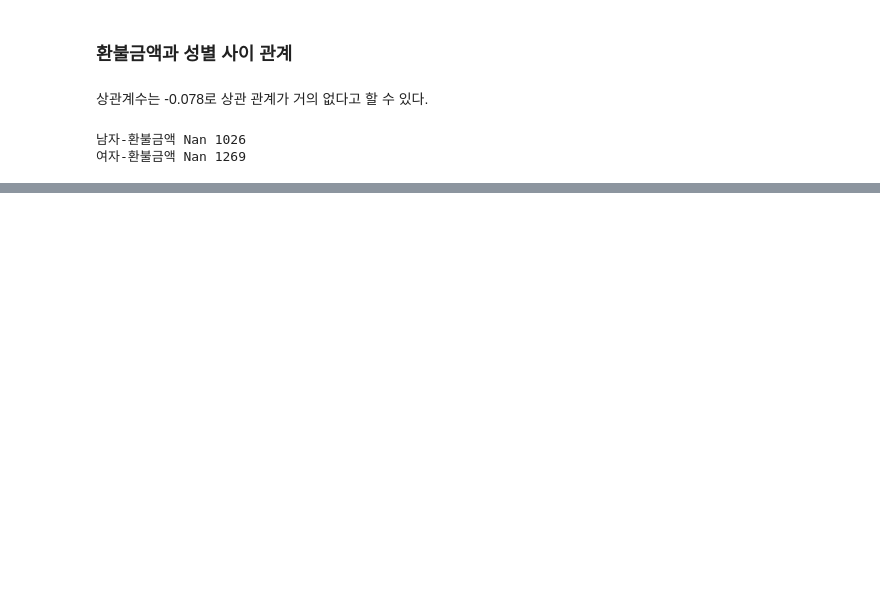
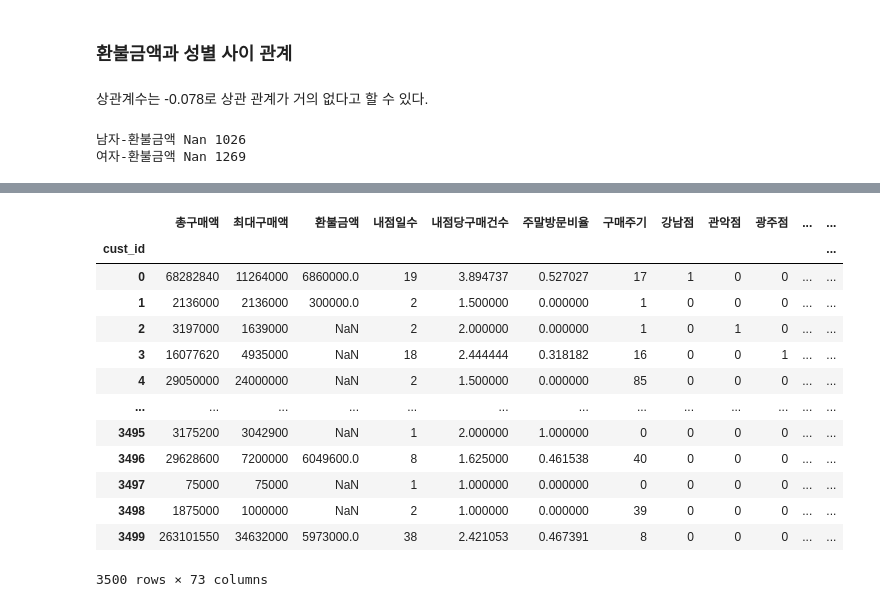
Before and after one commit to Eeun-ju/BigData-practical-test, a Jupyter notebook: 작업형2_01.ipynb, the cells around one changed output, grey strips where cells are left out. Drawn from its saved outputs; the diff is of its cells as text; code cells hidden in the pictures; blank space fills up the shorter version.

```diff
--- a/작업형2_01.ipynb
+++ b/작업형2_01.ipynb
@@ -187,0 +204,25 @@ print('여자-환불금액 Nan',union_data[union_data['gender'] == 0]['환불금
+# %%
+OneHot_지점 = pd.get_dummies(X_train['주구매지점'])
+# %%
+OneHot_상품 = pd.get_dummies(X_train['주구매상품'])
+# %%
+union_train = pd.concat([X_train,OneHot_지점,OneHot_상품],axis = 1)
+# %%
+union_train = union_train.drop(['주구매상품','주구매지점'],axis = 1)
+# %%
+union_train #숫자 데이터로 변환
+# %% [output]
+|  | 총구매액 | 최대구매액 | 환불금액 | 내점일수 | 내점당구매건수 | 주말방문비율 | 구매주기 | 강남점 | 관악점 | 광주점 | ... | ... |
+| cust_id |  |  |  |  |  |  |  |  |  |  |  | ... |
+| 0 | 68282840 | 11264000 | 6860000.0 | 19 | 3.894737 | 0.527027 | 17 | 1 | 0 | 0 | ... | ... |
+| 1 | 2136000 | 2136000 | 300000.0 | 2 | 1.500000 | 0.000000 | 1 | 0 | 0 | 0 | ... | ... |
+| 2 | 3197000 | 1639000 | NaN | 2 | 2.000000 | 0.000000 | 1 | 0 | 1 | 0 | ... | ... |
+| 3 | 16077620 | 4935000 | NaN | 18 | 2.444444 | 0.318182 | 16 | 0 | 0 | 1 | ... | ... |
+| 4 | 29050000 | 24000000 | NaN | 2 | 1.500000 | 0.000000 | 85 | 0 | 0 | 0 | ... | ... |
+| ... | ... | ... | ... | ... | ... | ... | ... | ... | ... | ... | ... | ... |
+| 3495 | 3175200 | 3042900 | NaN | 1 | 2.000000 | 1.000000 | 0 | 0 | 0 | 0 | ... | ... |
+| 3496 | 29628600 | 7200000 | 6049600.0 | 8 | 1.625000 | 0.461538 | 40 | 0 | 0 | 0 | ... | ... |
+| 3497 | 75000 | 75000 | NaN | 1 | 1.000000 | 0.000000 | 0 | 0 | 0 | 0 | ... | ... |
+| 3498 | 1875000 | 1000000 | NaN | 2 | 1.000000 | 0.000000 | 39 | 0 | 0 | 0 | ... | ... |
+| 3499 | 263101550 | 34632000 | 5973000.0 | 38 | 2.421053 | 0.467391 | 8 | 0 | 0 | 0 | ... | ... |
+3500 rows × 73 columns
```
Also changed, not shown: parts of 4 cells of this notebook.
